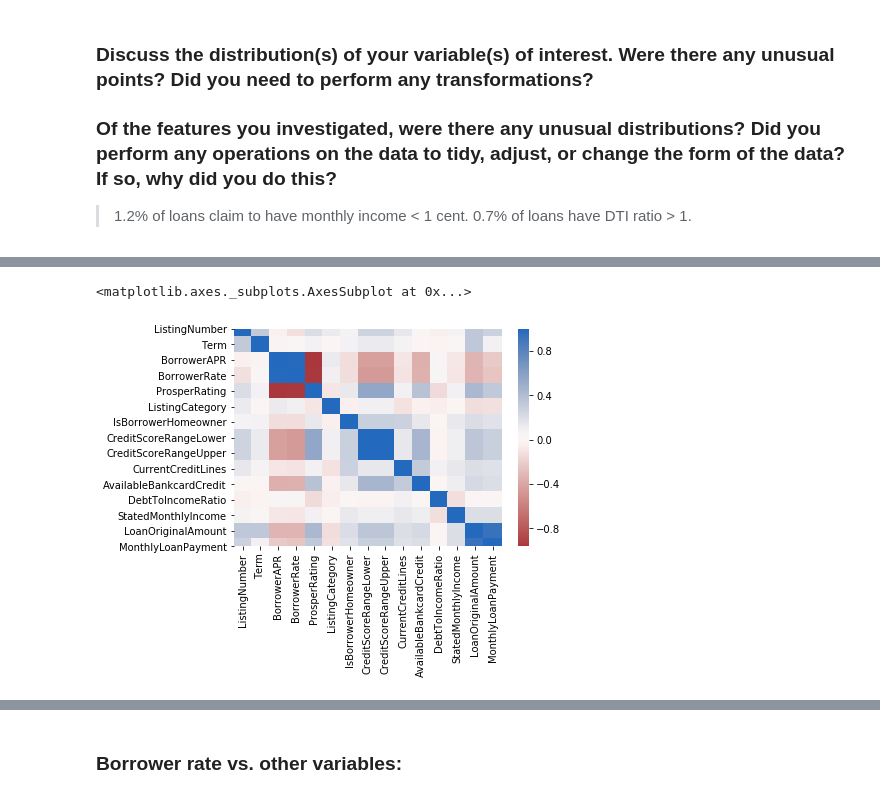
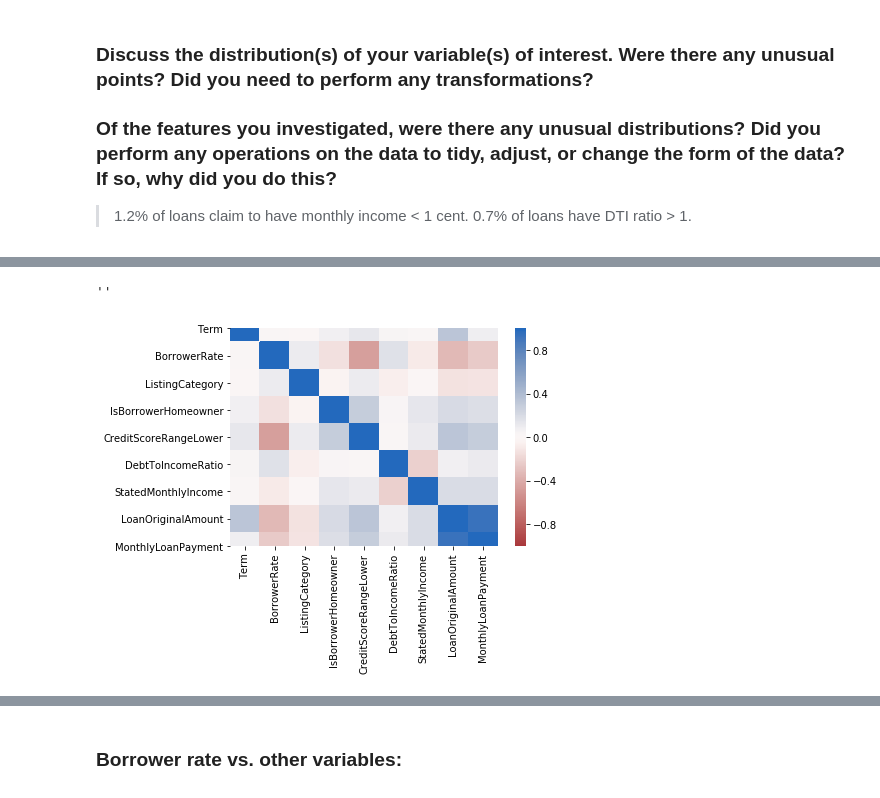
Before and after one commit to xiaohuach/UdacityProject-DataVisualization, a Jupyter notebook: Loan.ipynb, the cells around one changed output, grey strips where cells are left out. Drawn from its saved outputs; the diff is of its cells as text; code cells hidden in the pictures.

Commit message:
update main program and add data file version 3
update 'univariate exploration' section of the main program

```diff
--- a/Loan.ipynb
+++ b/Loan.ipynb
@@ -262,2 +259,0 @@ and prepare yourself to look at relationships between variables.
-# %%
-df.drop('CreditScoreRangeUpper.1', axis=1, inplace = True)
@@ -527,4 +541,6 @@ metrics2
  'DebtToIncomeRatio',
  'CreditScoreRangeLower',
  'IsBorrowerHomeowner']
+# %%
+df.drop(columns = df.columns.difference(metrics2), inplace = True)
 # %%
@@ -577,0 +589,3 @@ fashion in the previous section (univariate exploration).
+# %%
+df.loc[df.StatedMonthlyIncome < 1, 'StatedMonthlyIncome']= np.nan
+df.loc[df.DebtToIncomeRatio > 1, 'DebtToIncomeRatio'] = np.nan
@@ -578,3 +624,5 @@ fashion in the previous section (univariate exploration).
+# %%
+df2 = df
 # %%
 df2_corr =df2.corr()
 df2_corr
@@ -601,6 +640,6 @@ AttributeError: 'function' object has no attribute 'info'
 # %%
-sb.heatmap(data = df2_corr, cmap = 'vlag_r')
-; #term~loanAmount, credit score lower ~ upper,
+sb.heatmap(data = df2_corr, cmap = 'vlag_r', vmin = -1, vmax = 1, center = 0 )
+;
 # %% [output]
-<matplotlib.axes._subplots.AxesSubplot at 0x...>
+''
-[figure, old version]
+[figure, new version]
```
Also changed, not shown: parts of 67 cells of this notebook, 1 other file.
